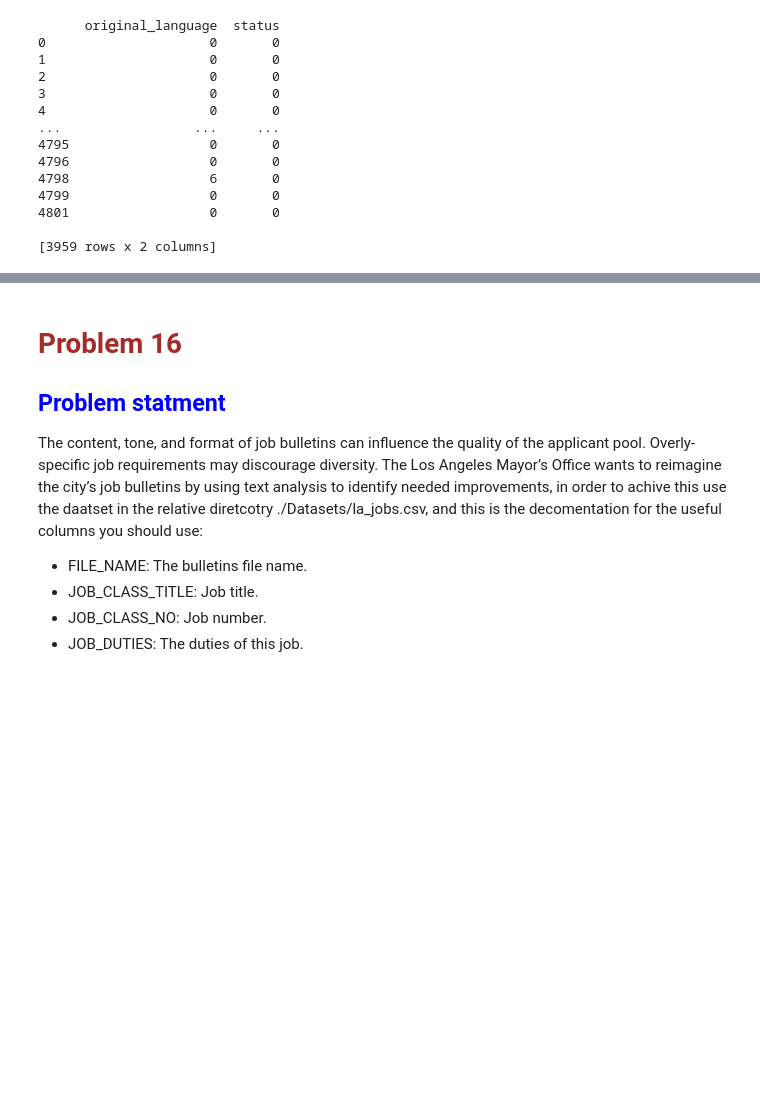
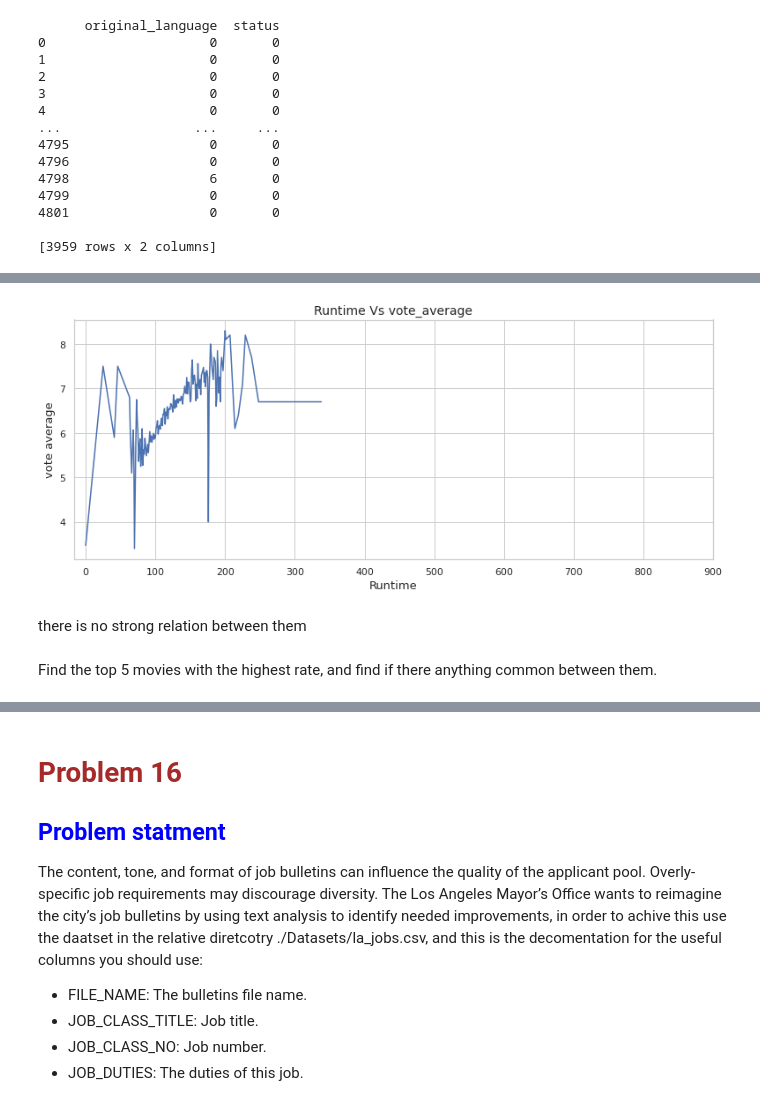
Before and after one commit to Raghad770/UTK, a Jupyter notebook: Tahluf_task.ipynb, the cells around one changed output, grey strips where cells are left out. Saved outputs shown, nothing was run; the diff lists cells and outputs as text; code cells hidden in the pictures; blank space fills up the shorter version.

```diff
--- a/Tahluf_task.ipynb
+++ b/Tahluf_task.ipynb
@@ -665,0 +788,16 @@ df_clean.head()
+# %%
+df_clean.groupby('runtime')['vote_average'].mean().plot(figsize = (13,5),xticks=np.arange(0,1000,100))
+
+#setup the title of the figure
+plt.title("Runtime Vs vote_average",fontsize = 14)
+plt.xlabel('Runtime',fontsize = 13)
+plt.ylabel('vote average',fontsize = 13)
+#setup the figure size.
+sns.set(rc={'figure.figsize':(10,10)})
+sns.set_style("whitegrid")
+# %% [output]
+[figure, added]
+# %% [markdown]
+there is no strong relation between them
+# %% [markdown]
+Find the top 5 movies with the highest rate, and find if there anything common between them.
```
Also changed, not shown: parts of 32 cells of this notebook.
